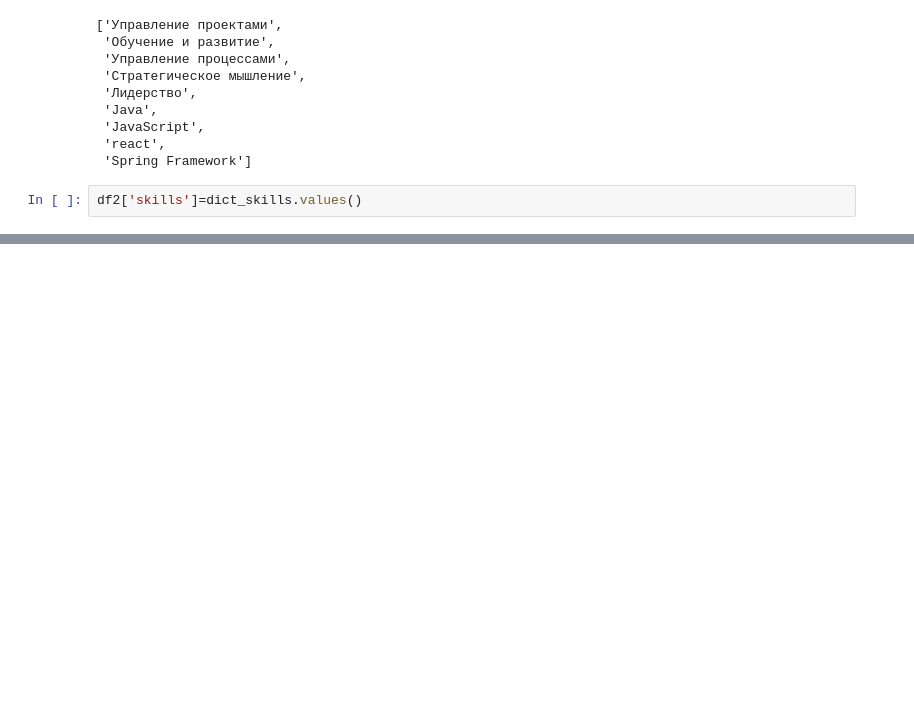
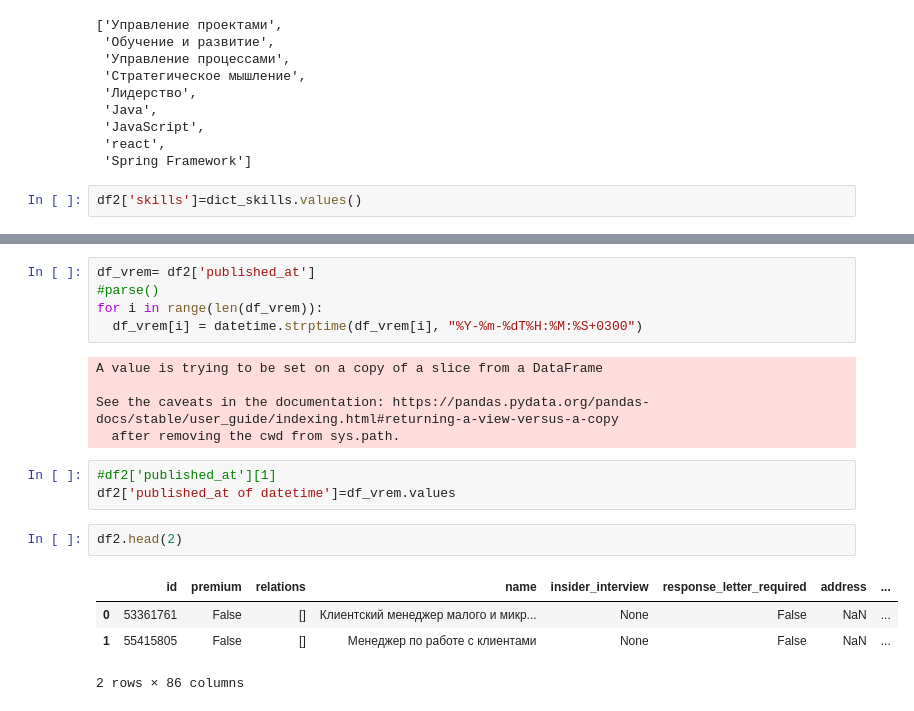
Before and after one commit to OlegMukminov/desktop-tutorial, a Jupyter notebook: Lesson2/hometask/HH-api-hometask.ipynb, the cells around one changed output, grey strips where cells are left out. Drawn from its saved outputs; the diff is of its cells as text; blank space fills up the shorter version.

```diff
--- a/Lesson2/hometask/HH-api-hometask.ipynb
+++ b/Lesson2/hometask/HH-api-hometask.ipynb
@@ -270,0 +263,20 @@ df2['published_at'][0]
+# %%
+df_vrem= df2['published_at']
+#parse()
+for i in range(len(df_vrem)):
+  df_vrem[i] = datetime.strptime(df_vrem[i], "%Y-%m-%dT%H:%M:%S+0300")
+# %% [output]
+A value is trying to be set on a copy of a slice from a DataFrame
+
+See the caveats in the documentation: https://pandas.pydata.org/pandas-docs/stable/user_guide/indexing.html#returning-a-view-versus-a-copy
+  after removing the cwd from sys.path.
+# %%
+#df2['published_at'][1]
+df2['published_at of datetime']=df_vrem.values
+# %%
+df2.head(2)
+# %% [output]
+|  | id | premium | relations | name | insider_interview | response_letter_required | address | ... |
+| 0 | 53361761 | False | [] | Клиентский менеджер малого и микр... | None | False | NaN | ... |
+| 1 | 55415805 | False | [] | Менеджер по работе с клиентами | None | False | NaN | ... |
+2 rows × 86 columns
```
Also changed, not shown: parts of 4 cells of this notebook.
